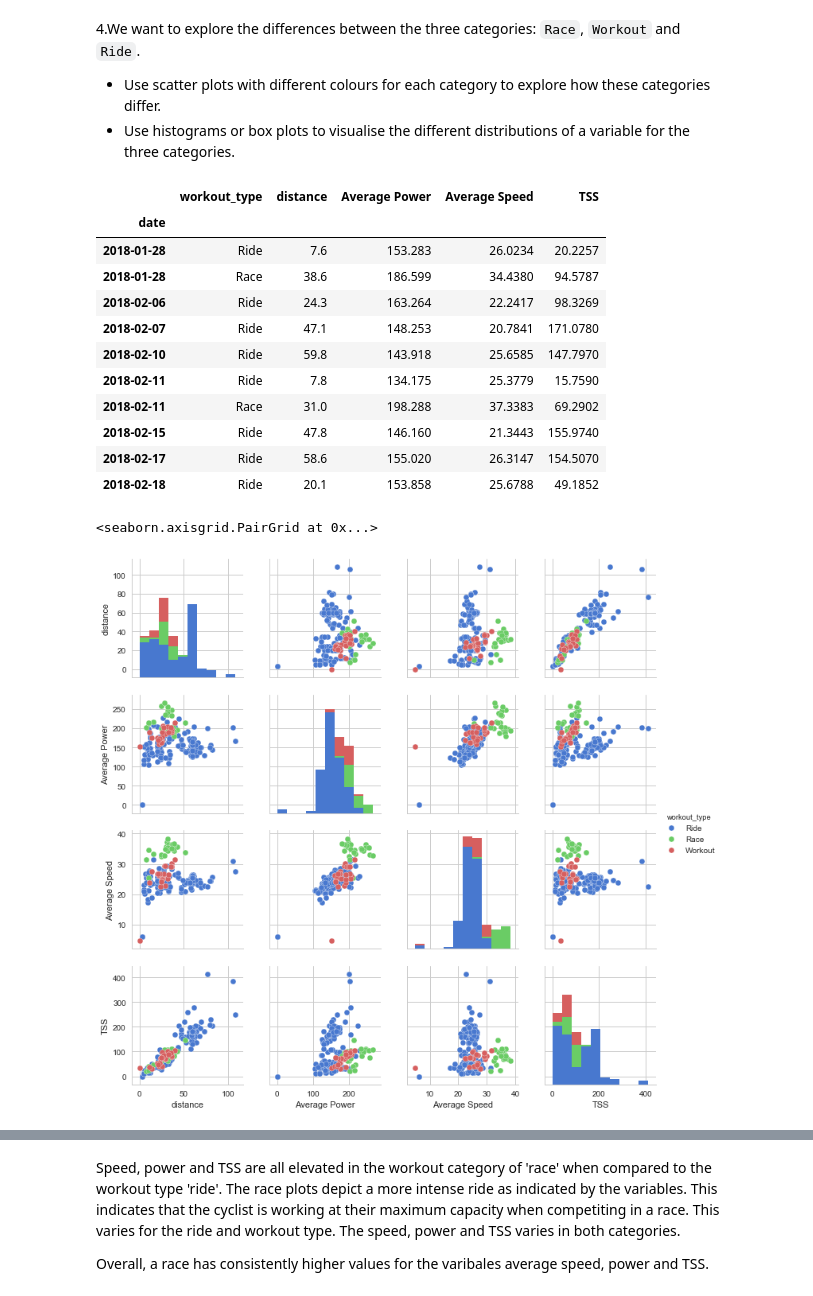
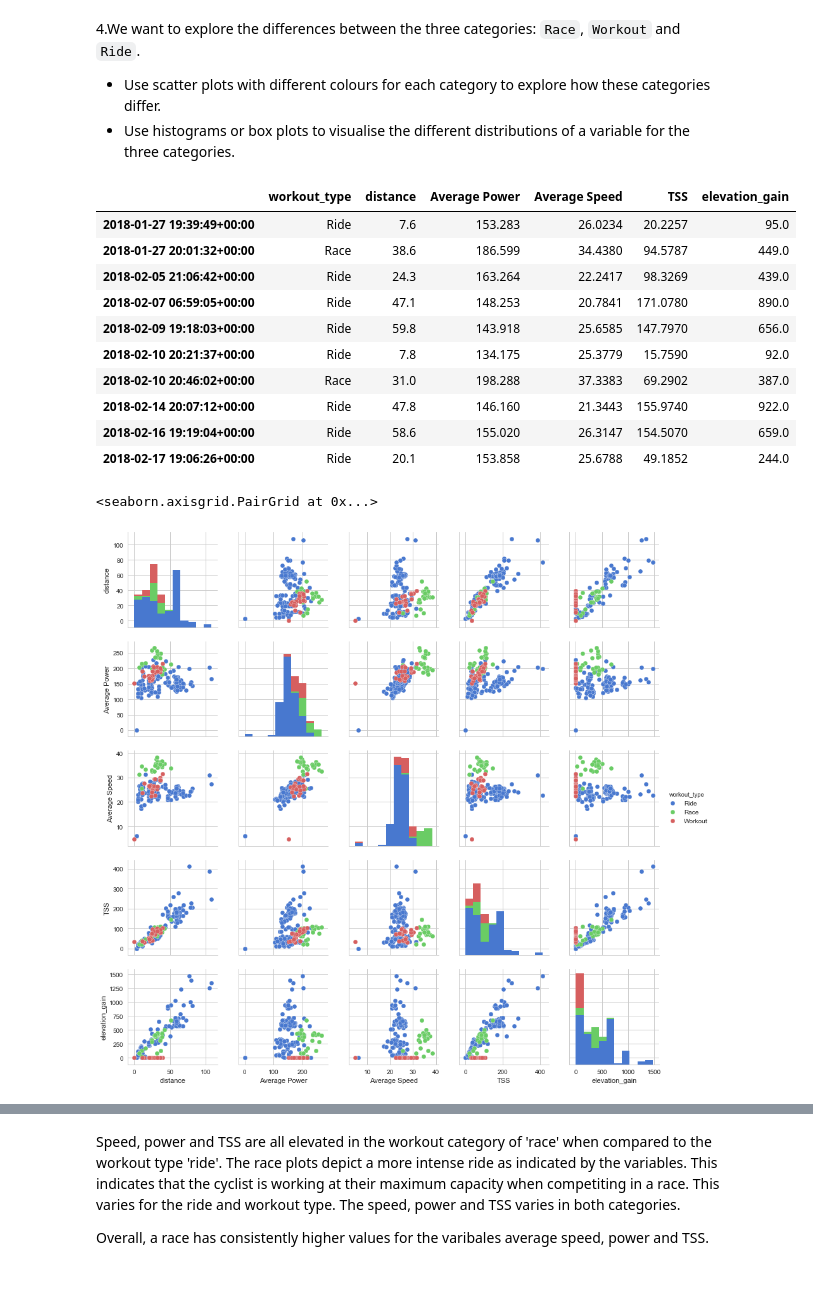
Before and after one commit to arianaroz/comp257-portfolio-2019, a Jupyter notebook: Portfolio 1.ipynb, the cells around one changed output, grey strips where cells are left out. Saved outputs shown, nothing was run; the diff lists cells and outputs as text; code cells hidden in the pictures.

```diff
--- a/Portfolio 1.ipynb
+++ b/Portfolio 1.ipynb
@@ -223,24 +224,23 @@ From the above pair plot we can see that the relationships between certain varia
 * Use scatter plots with different colours for each category to explore how these categories differ.
 * Use histograms or box plots to visualise the different distributions of a variable for the three categories.
 # %%
-workout_type= new_df[['workout_type', 'distance','Average Power', 'Average Speed', 'TSS']]
+workout_type= new_df[['workout_type', 'distance','Average Power', 'Average Speed', 'TSS', 'elevation_gain']]
 workout_type.head(10)
 # %% [output]
-|  | workout_type | distance | Average Power | Average Speed | TSS |
-| date |  |  |  |  |  |
-| 2018-01-28 | Ride | 7.6 | 153.283 | 26.0234 | 20.2257 |
-| 2018-01-28 | Race | 38.6 | 186.599 | 34.4380 | 94.5787 |
-| 2018-02-06 | Ride | 24.3 | 163.264 | 22.2417 | 98.3269 |
-| 2018-02-07 | Ride | 47.1 | 148.253 | 20.7841 | 171.0780 |
-| 2018-02-10 | Ride | 59.8 | 143.918 | 25.6585 | 147.7970 |
-| 2018-02-11 | Ride | 7.8 | 134.175 | 25.3779 | 15.7590 |
-| 2018-02-11 | Race | 31.0 | 198.288 | 37.3383 | 69.2902 |
-| 2018-02-15 | Ride | 47.8 | 146.160 | 21.3443 | 155.9740 |
-| 2018-02-17 | Ride | 58.6 | 155.020 | 26.3147 | 154.5070 |
-| 2018-02-18 | Ride | 20.1 | 153.858 | 25.6788 | 49.1852 |
+|  | workout_type | distance | Average Power | Average Speed | TSS | elevation_gain |
+| 2018-01-27 19:39:49+00:00 | Ride | 7.6 | 153.283 | 26.0234 | 20.2257 | 95.0 |
+| 2018-01-27 20:01:32+00:00 | Race | 38.6 | 186.599 | 34.4380 | 94.5787 | 449.0 |
+| 2018-02-05 21:06:42+00:00 | Ride | 24.3 | 163.264 | 22.2417 | 98.3269 | 439.0 |
+| 2018-02-07 06:59:05+00:00 | Ride | 47.1 | 148.253 | 20.7841 | 171.0780 | 890.0 |
+| 2018-02-09 19:18:03+00:00 | Ride | 59.8 | 143.918 | 25.6585 | 147.7970 | 656.0 |
+| 2018-02-10 20:21:37+00:00 | Ride | 7.8 | 134.175 | 25.3779 | 15.7590 | 92.0 |
+| 2018-02-10 20:46:02+00:00 | Race | 31.0 | 198.288 | 37.3383 | 69.2902 | 387.0 |
+| 2018-02-14 20:07:12+00:00 | Ride | 47.8 | 146.160 | 21.3443 | 155.9740 | 922.0 |
+| 2018-02-16 19:19:04+00:00 | Ride | 58.6 | 155.020 | 26.3147 | 154.5070 | 659.0 |
+| 2018-02-17 19:06:26+00:00 | Ride | 20.1 | 153.858 | 25.6788 | 49.1852 | 244.0 |
 # %%
 sns.pairplot(data=workout_type, hue='workout_type')
 # %% [output]
 <seaborn.axisgrid.PairGrid at 0x...>
-[figure, old version]
+[figure, new version]
 # %%
```
Also changed, not shown: parts of 13 cells of this notebook.
